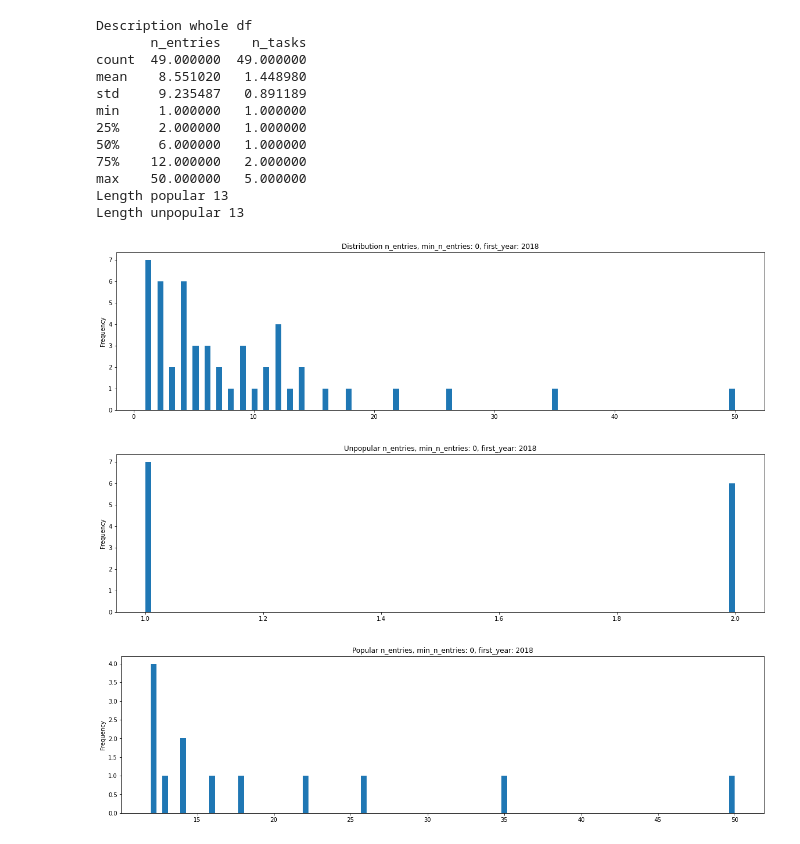
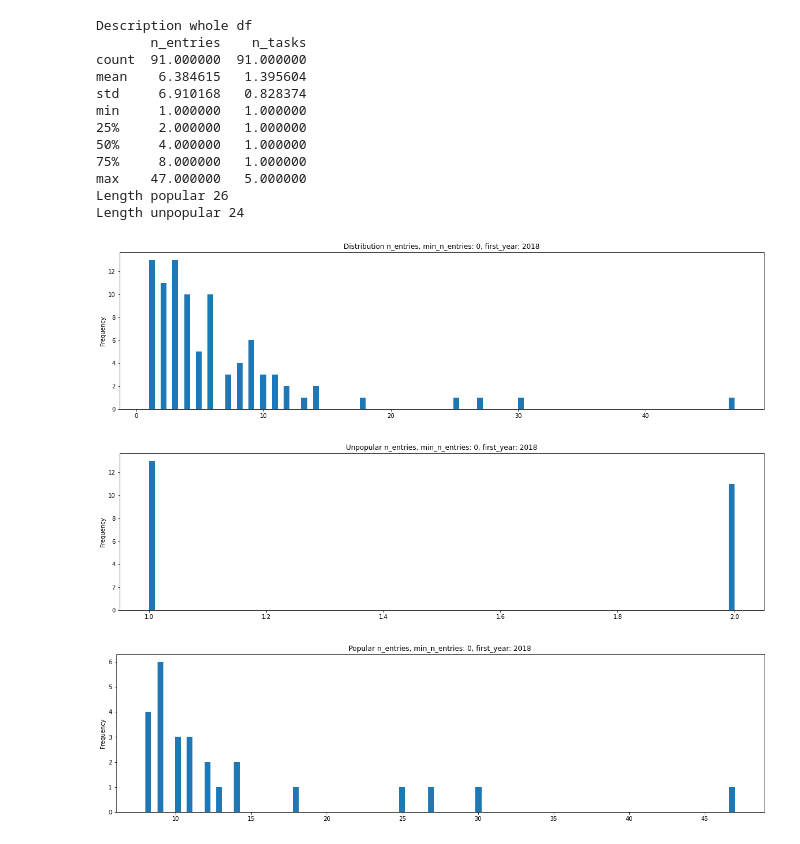
Before and after one commit to OpenBioLink/ITO, a Jupyter notebook: notebooks/barbosa-silva-etal-2022/benchmark_analysis/benchmark_analysis.ipynb, the cells around one changed output. Saved outputs shown, nothing was run; the diff lists cells and outputs as text; code cells hidden in the pictures.

Commit message:
included papers with date null

```diff
--- a/notebooks/barbosa-silva-etal-2022/benchmark_analysis/benchmark_analysis.ipynb
+++ b/notebooks/barbosa-silva-etal-2022/benchmark_analysis/benchmark_analysis.ipynb
@@ -14,7 +14,7 @@ import pandas as pd
 from SPARQLWrapper import SPARQLWrapper, JSON
 import matplotlib.pyplot as plt
 
-endpoint = "http://193.171.177.138:9999/blazegraph/sparql"  # SPARQL endpoint hosting previous version of ITO.owl
+endpoint = "http://10.119.9.178:9999/blazegraph/sparql"  # SPARQL endpoint hosting previous version of ITO.owl
 prefixes = """
 prefix owl: <http://www.w3.org/2002/07/owl#>
 prefix rdfs: <http://www.w3.org/2000/01/rdf-schema#>
@@ -94,8 +94,8 @@ for dataset in datasets_:
 # %%
 first_year = 2018
 min_n_entries = 0
-prefix="nlp"
-root = "https://identifiers.org/ito:ITO_00141"
+prefix="cv"
+root = "https://identifiers.org/ito:ITO_00101"
 
 df = query_df("""
 SELECT * WHERE {
@@ -103,7 +103,7 @@ SELECT * WHERE {
     ?benchmark rdfs:subClassOf <https://identifiers.org/ito:Benchmarking> .
     ?benchmark rdfs:label ?benchmark_label .
     ?result rdf:type ?benchmark .
-    ?result obo:date ?date .
+    OPTIONAL {?result obo:date ?date .}
 }
 """)
 df["benchmark_label"] = df["benchmark_label"].str.replace(" benchmarking", "")
@@ -129,44 +129,44 @@ if first_year > -1:
     df = df[df['first_date'].dt.year == first_year]
 
 # filter n_entries
 df = df[df.n_entries >= min_n_entries]
 
 description = df.describe()
 print("Description whole df")
 print(description)
 
 plt.figure();
 df["n_entries"].plot.hist(stacked=True, bins=100, figsize=(20,5), title=f"Distribution n_entries, min_n_entries: {min_n_entries}, first_year: {first_year}");
 
 unpopular = df[df.n_entries <= float(description["n_entries"].loc["25%"])]
 popular = df[df.n_entries >= float(description["n_entries"].loc["75%"])]
 
 popular.to_csv(f"{prefix}_popular.csv", index=None)
 unpopular.to_csv(f"{prefix}_unpopular.csv", index=None)
 
 print(f"Length popular {len(popular)}")
 print(f"Length unpopular {len(unpopular)}")
 
 plt.figure();
 unpopular["n_entries"].plot.hist(stacked=True, bins=100, figsize=(20,5), title=f"Unpopular n_entries, min_n_entries: {min_n_entries}, first_year: {first_year}");
 plt.figure();
 popular["n_entries"].plot.hist(stacked=True, bins=100, figsize=(20,5), title=f"Popular n_entries, min_n_entries: {min_n_entries}, first_year: {first_year}");
 # %% [output]
 Description whole df
        n_entries    n_tasks
-count  49.000000  49.000000
-mean    8.551020   1.448980
-std     9.235487   0.891189
+count  91.000000  91.000000
+mean    6.384615   1.395604
+std     6.910168   0.828374
 min     1.000000   1.000000
 25%     2.000000   1.000000
-50%     6.000000   1.000000
-75%    12.000000   2.000000
-max    50.000000   5.000000
-Length popular 13
-Length unpopular 13
+50%     4.000000   1.000000
+75%     8.000000   1.000000
+max    47.000000   5.000000
+Length popular 26
+Length unpopular 24
-[figure, old version]
+[figure, new version]
-[figure, old version]
+[figure, new version]
-[figure, old version]
+[figure, new version]
 # %%
 popular.iloc[0:30]
 # %% [output]
```
Also changed, not shown: parts of 6 cells of this notebook, 6 other files.
